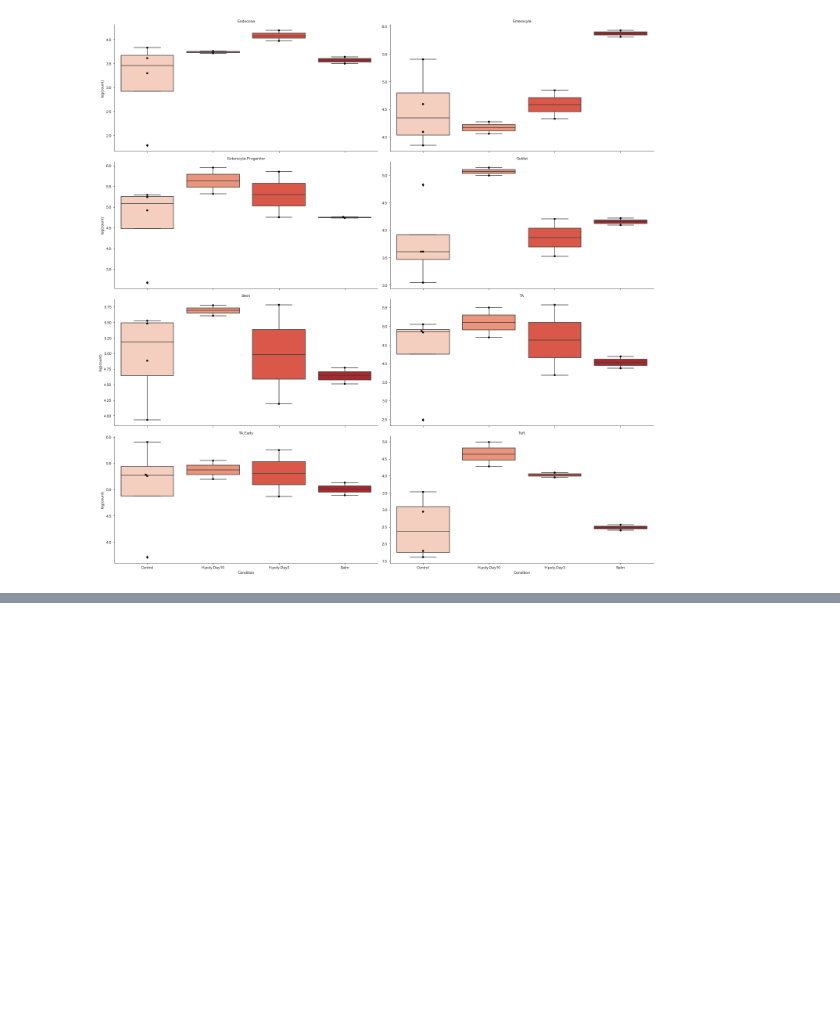
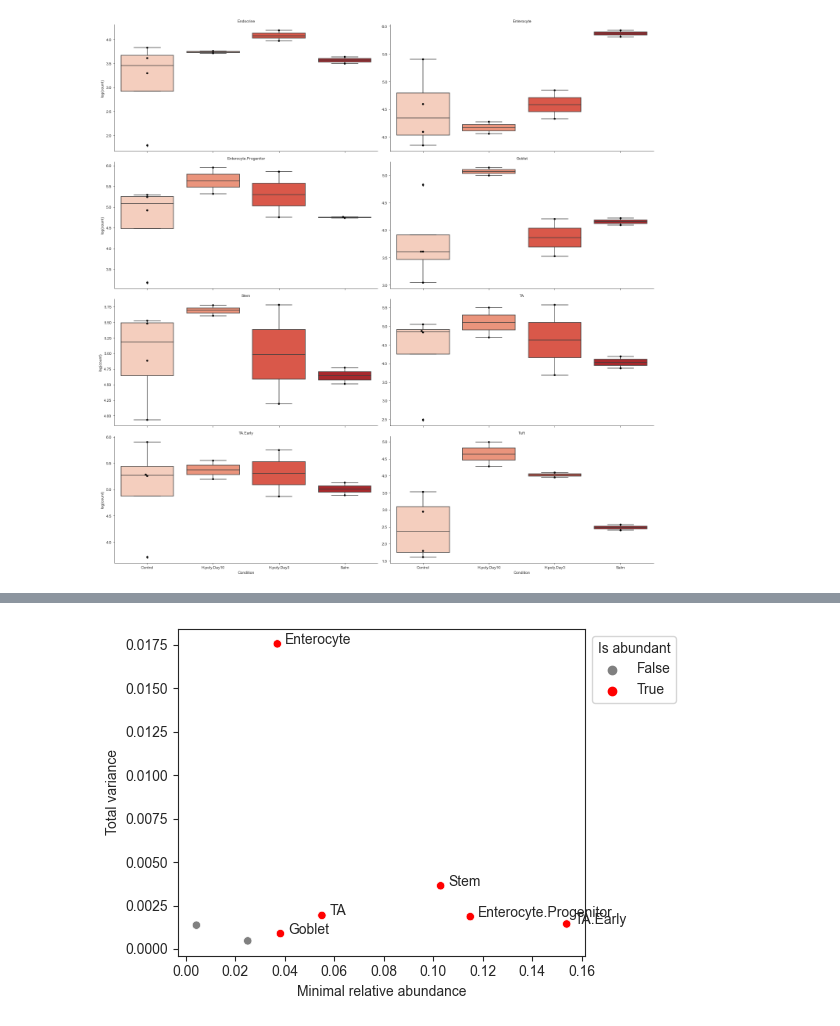
Before and after one commit to theislab/scCODA, a Jupyter notebook: tutorials/Data_import_and_visualization.ipynb, the cells around one changed output, grey strips where cells are left out. Drawn from its saved outputs; the diff is of its cells as text; code cells hidden in the pictures; blank space fills up the shorter version.

Commit message:
added comp. variance and dispersion reference selection

```diff
--- a/tutorials/Data_import_and_visualization.ipynb
+++ b/tutorials/Data_import_and_visualization.ipynb
@@ -220,0 +231,8 @@ plt.show()
+# %%
+viz.rel_abundance_variance_plot(
+    data=data_mouse,
+    abundant_threshold=0.03
+)
+plt.show()
+# %% [output]
+[figure, added]
```
Also changed, not shown: parts of 1 cell of this notebook, 3 other files.
